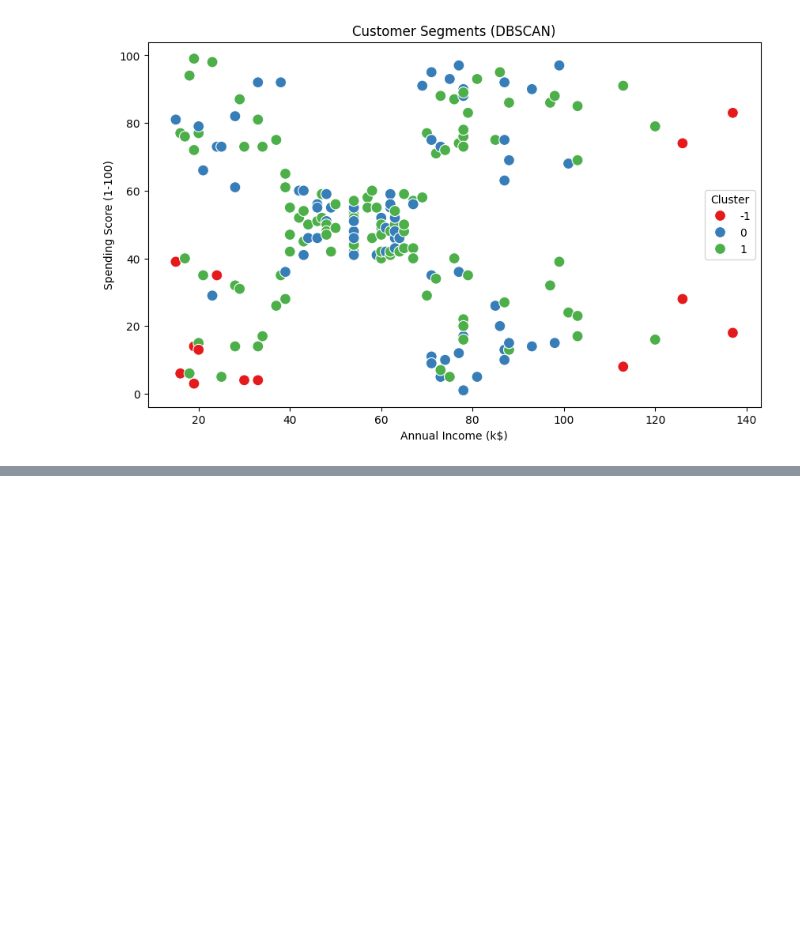
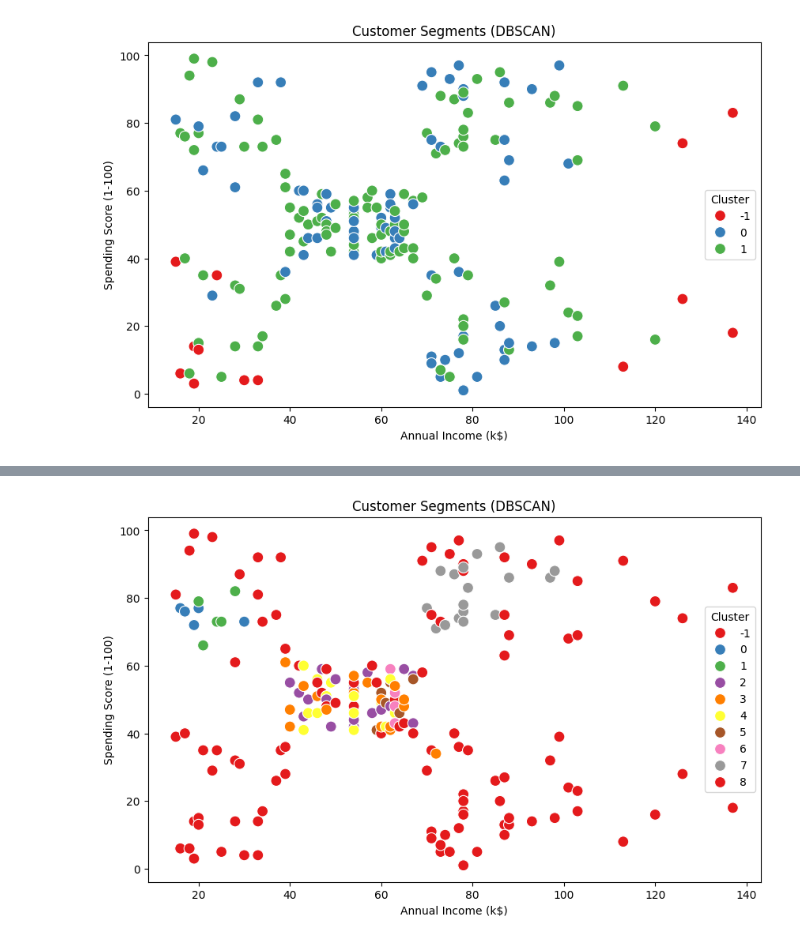
Before and after one commit to afterSt0rm/Amnil-AI-Internship, a Jupyter notebook: Unsupervised Learning (K-Means Clustering & DBSCAN).ipynb, the cells around one changed output, grey strips where cells are left out. Drawn from its saved outputs; the diff is of its cells as text; code cells hidden in the pictures; blank space fills up the shorter version.

Commit message:
Use grid search to implement DBSCAN

```diff
--- a/Unsupervised Learning (K-Means Clustering & DBSCAN).ipynb
+++ b/Unsupervised Learning (K-Means Clustering & DBSCAN).ipynb
@@ -518,0 +554,4 @@ plt.show()
+# %%
+# Fit DBSCAN with the best parameters found
+best_dbscan = DBSCAN(eps=best_params['eps'], min_samples=best_params['min_samples'])
+mall_data['DBSCAN_Cluster'] = dbscan.fit_predict(X)
@@ -518,0 +588,21 @@ plt.show()
+# %%
+# Visualizing the clusters
+plt.figure(figsize=(10,6))
+
+sns.scatterplot(
+    x='Annual Income (k$)',
+    y='Spending Score (1-100)',
+    hue='DBSCAN_Cluster',
+    data=mall_data,
+    s=100,
+    palette='Set1'
+)
+
+plt.title("Customer Segments (DBSCAN)")
+plt.xlabel('Annual Income (k$)')
+plt.ylabel('Spending Score (1-100)')
+plt.legend(title='Cluster')
+# plt.savefig('DBSCAN.png')
+plt.show()
+# %% [output]
+[figure, added]
```
Also changed, not shown: parts of 6 cells of this notebook, 1 other file.
